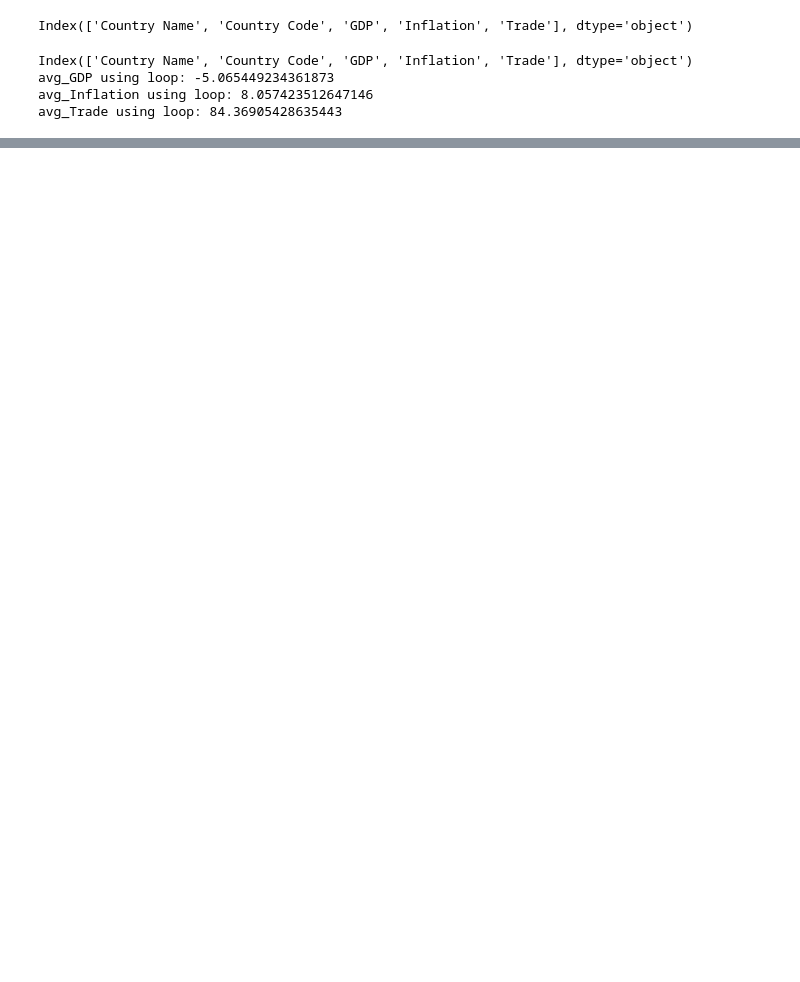
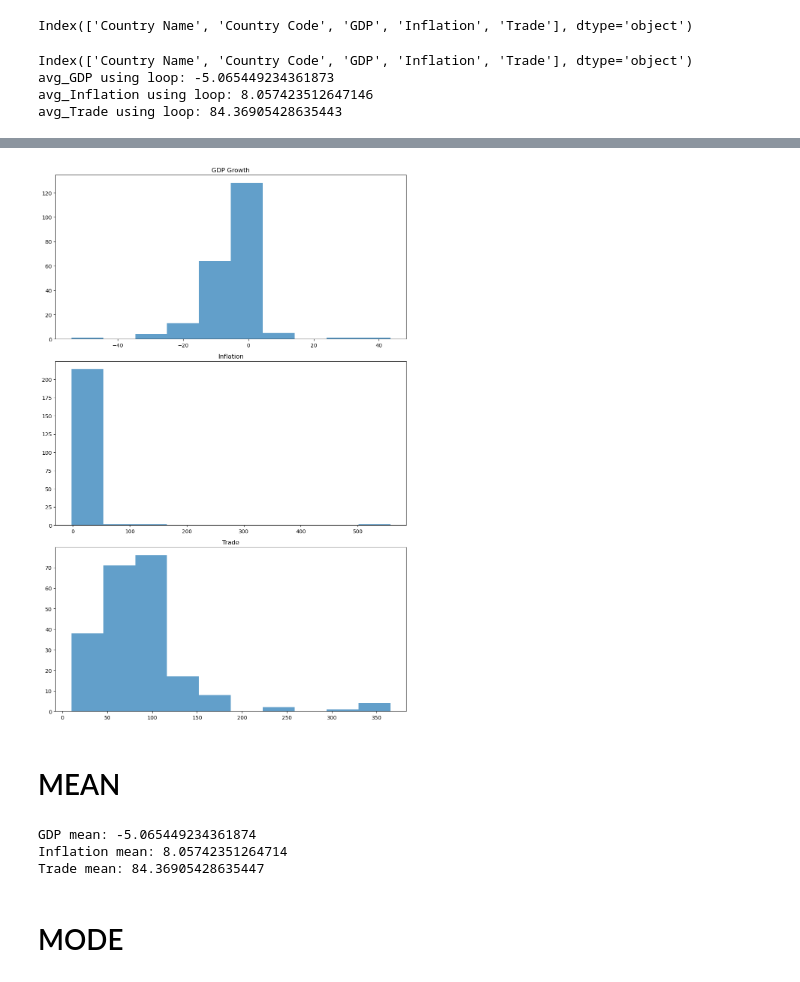
Before and after one commit to Wassef-Chebbi/Economic-Indicators-Statistical-Analysis, a Jupyter notebook: Stream 1.ipynb, the cells around one changed output, grey strips where cells are left out. Cells and saved outputs as stored; diff of their text form; code cells hidden in the pictures; blank space fills up the shorter version.

```diff
--- a/Stream 1.ipynb
+++ b/Stream 1.ipynb
@@ -201,0 +426,67 @@ plt.show()
+# %%
+import matplotlib.pyplot as plt
+
+
+# Creating subplots with 3 histograms
+fig, axs = plt.subplots(3, 1, figsize=(10, 15))
+
+# Histogram for GDP growth
+axs[0].hist(df1['GDP'], bins=10, alpha=0.7)
+axs[0].set_title('GDP Growth')
+
+# Histogram for inflation
+axs[1].hist(df1['Inflation'], bins=10, alpha=0.7)
+axs[1].set_title('Inflation')
+
+# Histogram for trade
+axs[2].hist(df1['Trade'], bins=10, alpha=0.7)
+axs[2].set_title('Trade')
+
+# Adjusting the spacing between plots and displaying the histogram
+plt.tight_layout()
+plt.show()
+# %% [output]
+[figure, added]
+# %% [markdown]
+# MEAN
+# %%
+# Calculate the avreage of each columns while
+# excluding the null values referred by '..'.
+
+# Iterate over the cells and calculate their sum
+# while incrementing a counter to track the number of
+# rows containing values then deviding the sum by the counter
+
+# Calculate the avg of GDP
+sum_GDP = 0
+i = 0
+for value in df['GDP']:
+    sum_GDP += value
+    i+=1
+avg_GDP = sum_GDP/i
+
+# Calculate the avg of Inflation
+sum_Inflation = 0
+j = 0
+for value in df['Inflation']:
+    sum_Inflation += value
+    j+=1
+avg_Inflation = sum_Inflation/j
+
+# Calculate the avg of Trade
+sum_Trade = 0
+k = 0
+for value in df['Trade']:
+    sum_Trade += value
+    k+=1
+avg_Trade = sum_Trade/k
+
+print("GDP mean:", avg_GDP)
+print("Inflation mean:", avg_Inflation)
+print("Trade mean:", avg_Trade)
+# %% [output]
+GDP mean: -5.065449234361874
+Inflation mean: 8.05742351264714
+Trade mean: 84.36905428635447
+# %% [markdown]
+# MODE
```
Also changed, not shown: parts of 32 cells of this notebook, 3 other files.
